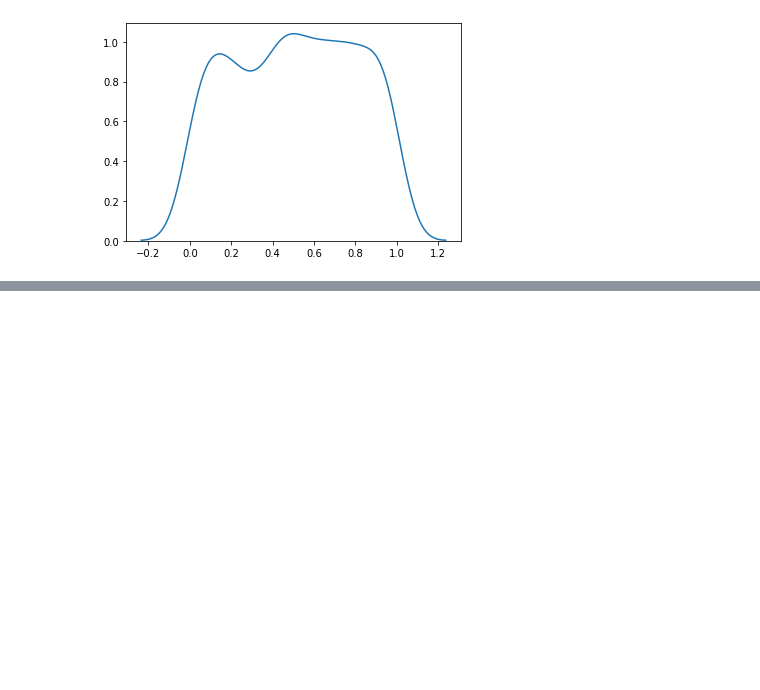
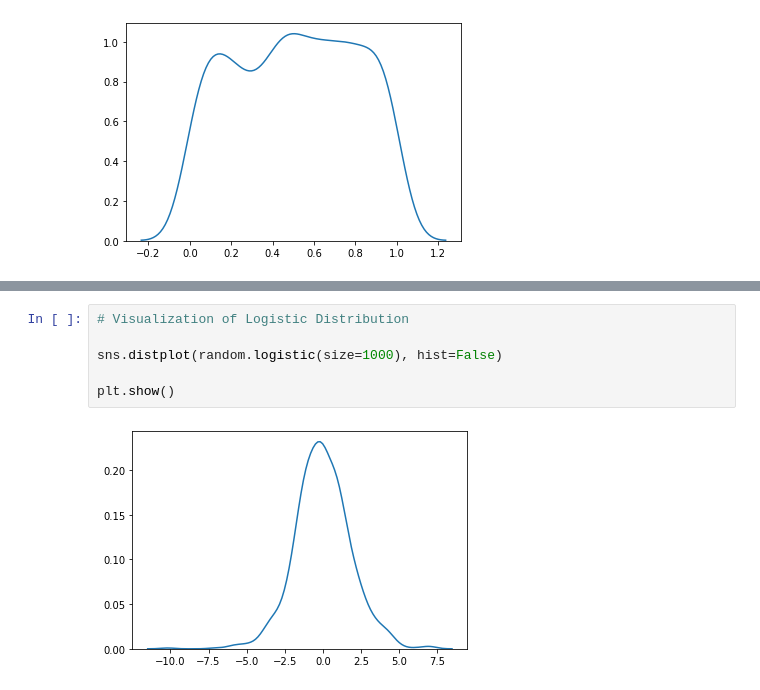
Before and after one commit to victoryapcheeann/numpy101, a Jupyter notebook: numpy101.ipynb, the cells around one changed output, grey strips where cells are left out. Cells and saved outputs as stored; diff of their text form; blank space fills up the shorter version.

```diff
--- a/numpy101.ipynb
+++ b/numpy101.ipynb
@@ -1489,0 +1513,8 @@ plt.show()
+# %%
+# Visualization of Logistic Distribution
+
+sns.distplot(random.logistic(size=1000), hist=False)
+
+plt.show()
+# %% [output]
+[figure, added]
```
Also changed, not shown: parts of 22 cells of this notebook.
